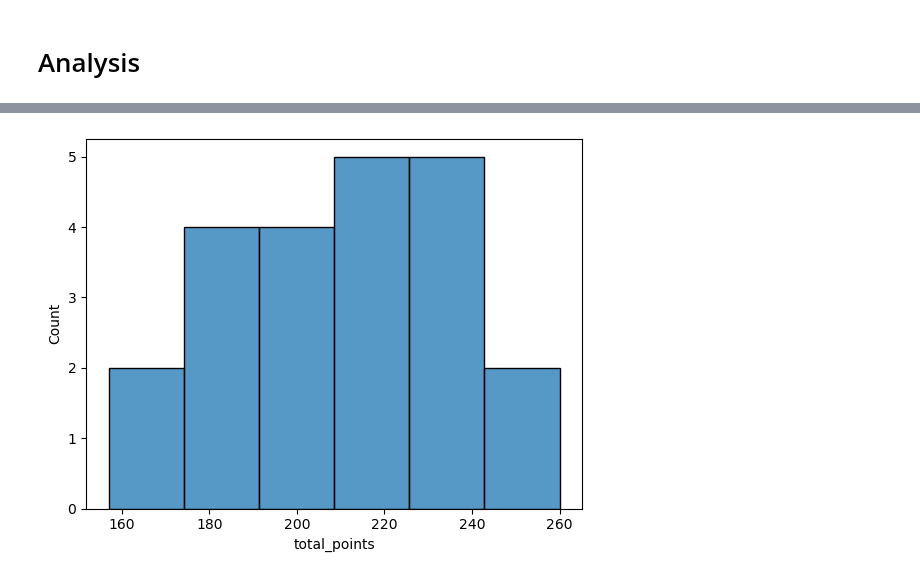
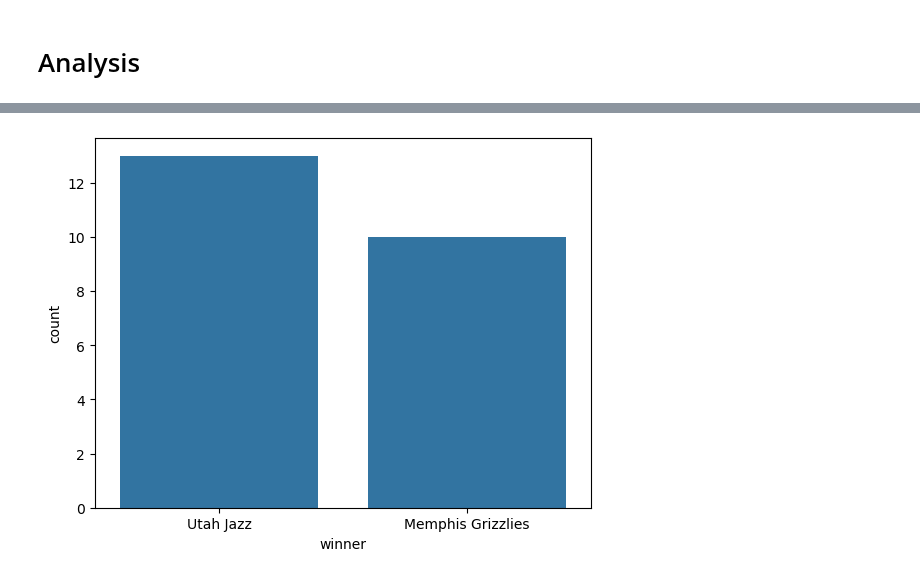
Before and after one commit to VincentGordon-Data-Analyst/nba-api, a Jupyter notebook: nba-analysis.ipynb, the cells around one changed output, grey strips where cells are left out. Saved outputs shown, nothing was run; the diff lists cells and outputs as text; code cells hidden in the pictures.

```diff
--- a/nba-analysis.ipynb
+++ b/nba-analysis.ipynb
@@ -111,7 +125,7 @@ df
 # %%
-visitor = 'New York Knicks'
-home = 'Boston Celtics'
+visitor = 'Memphis Grizzlies'
+home = 'Utah Jazz'
 
-matchup_game = df.loc[(df['visitor'] == visitor) & (df['home'] == home)].drop('date', axis=1)
+matchup_game = df.loc[(df['visitor'] == visitor) & (df['home'] == home)]
 matchup_game
 # %% [output]
@@ -166,0 +162,3 @@ plt.show()
+# %%
+matchup_game['winner'] = matchup_game.apply(lambda row: home if row['home_points'] > row['visitor_points']  else visitor, axis=1)
+matchup_game
@@ -167,5 +188,5 @@ plt.show()
 # %%
-sns.histplot(data=matchup_game, x='total_points')
+sns.countplot(matchup_game, x='winner')
 plt.show()
 # %% [output]
-[figure, old version]
+[figure, new version]
```
Also changed, not shown: parts of 13 cells of this notebook, 3 other files.
